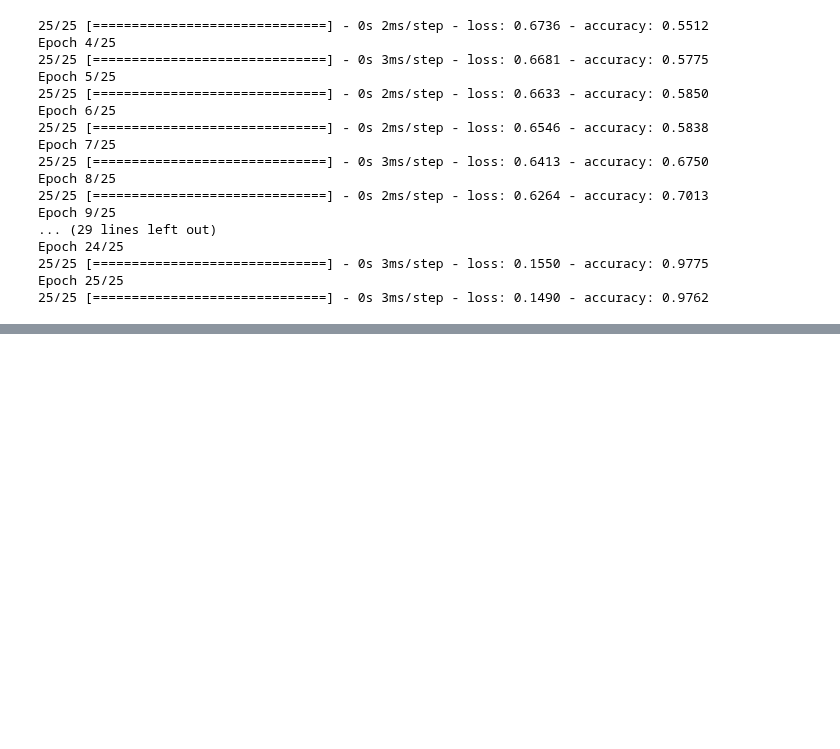
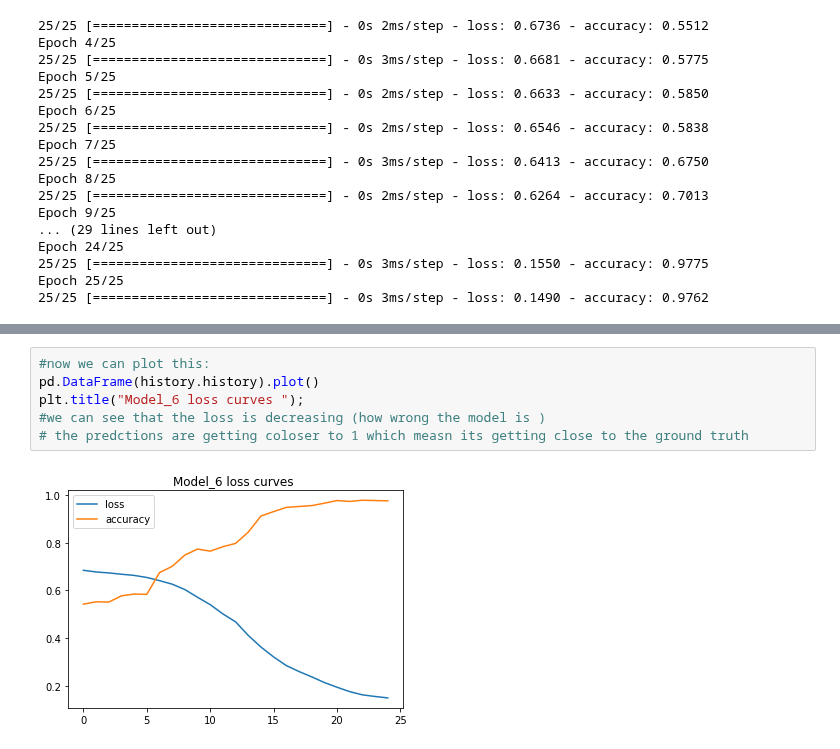
Before and after one commit to Janadhi14/tensorflow-test, a Jupyter notebook: Classification.ipynb, the cells around one changed output, grey strips where cells are left out. Drawn from its saved outputs; the diff is of its cells as text; blank space fills up the shorter version.

```diff
--- a/Classification.ipynb
+++ b/Classification.ipynb
@@ -655,0 +703,8 @@ Epoch 25/25
+# %%
+#now we can plot this:
+pd.DataFrame(history.history).plot()
+plt.title("Model_6 loss curves ");
+#we can see that the loss is decreasing (how wrong the model is )
+# the predctions are getting coloser to 1 which measn its getting close to the ground truth
+# %% [output]
+[figure, added]
```
Also changed, not shown: parts of 9 cells of this notebook.
